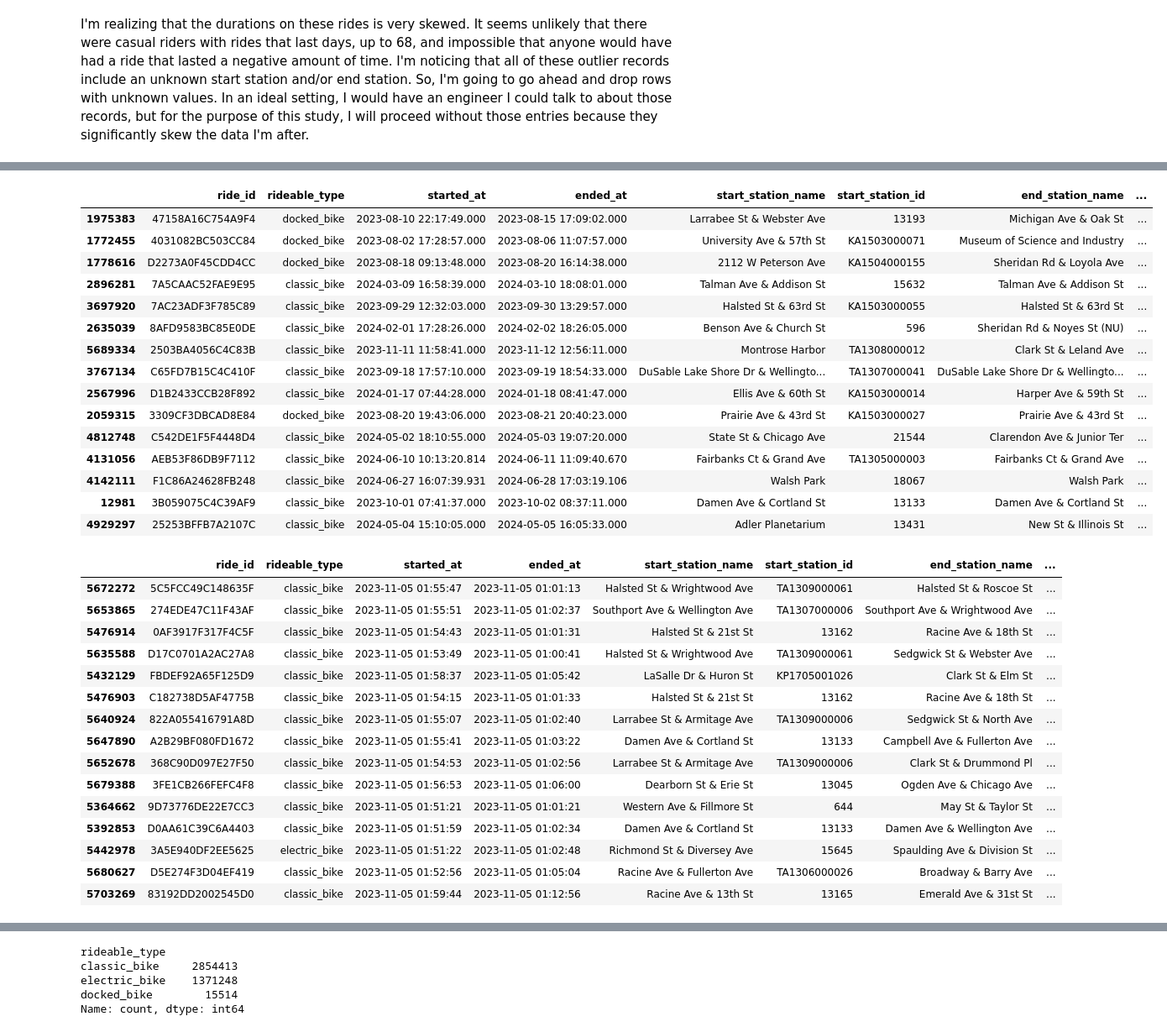
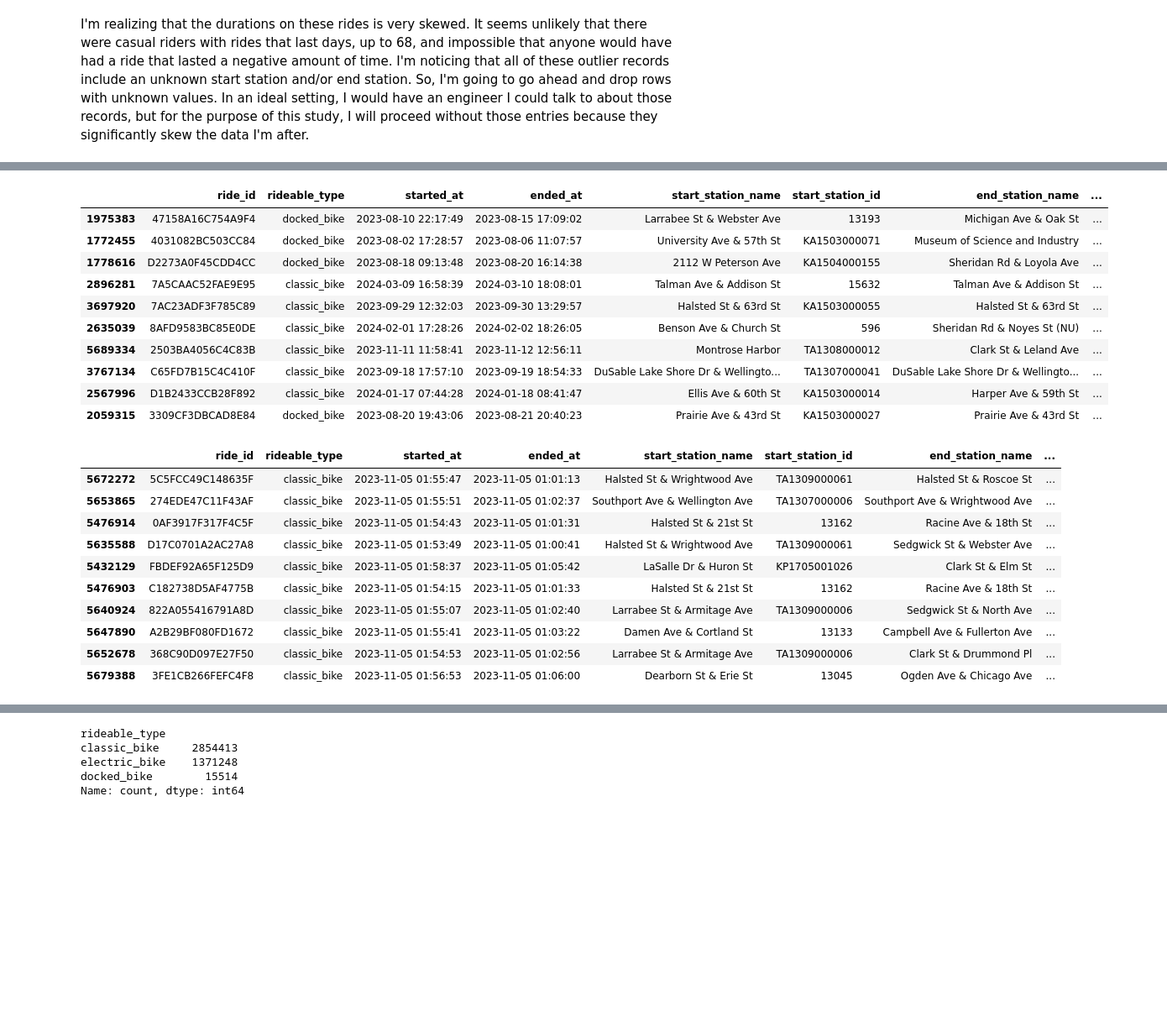
Before and after one commit to seantjhatch/google-data-analytics, a Jupyter notebook: capstone-project/capstone.ipynb, the cells around one changed output, grey strips where cells are left out. Shown at 84% size. Drawn from its saved outputs; the diff is of its cells as text; code cells hidden in the pictures; blank space fills up the shorter version.

```diff
--- a/capstone-project/capstone.ipynb
+++ b/capstone-project/capstone.ipynb
@@ -330,27 +357,22 @@ dtypes: category(2), datetime64[ns](2), float64(4), object(5), timedelta64[ns](1
 memory usage: 428.7+ MB
 # %%
 # Rechecking longest durations
-df.nlargest(15, 'duration')
+df.nlargest(10, 'duration')
 # %% [output]
 |  | ride_id | rideable_type | started_at | ended_at | start_station_name | start_station_id | end_station_name | ... |
-| 1975383 | 47158A16C754A9F4 | docked_bike | 2023-08-10 22:17:49.000 | 2023-08-15 17:09:02.000 | Larrabee St & Webster Ave | 13193 | Michigan Ave & Oak St | ... |
-| 1772455 | 4031082BC503CC84 | docked_bike | 2023-08-02 17:28:57.000 | 2023-08-06 11:07:57.000 | University Ave & 57th St | KA1503000071 | Museum of Science and Industry | ... |
-| 1778616 | D2273A0F45CDD4CC | docked_bike | 2023-08-18 09:13:48.000 | 2023-08-20 16:14:38.000 | 2112 W Peterson Ave | KA1504000155 | Sheridan Rd & Loyola Ave | ... |
-| 2896281 | 7A5CAAC52FAE9E95 | classic_bike | 2024-03-09 16:58:39.000 | 2024-03-10 18:08:01.000 | Talman Ave & Addison St | 15632 | Talman Ave & Addison St | ... |
-| 3697920 | 7AC23ADF3F785C89 | classic_bike | 2023-09-29 12:32:03.000 | 2023-09-30 13:29:57.000 | Halsted St & 63rd St | KA1503000055 | Halsted St & 63rd St | ... |
-| 2635039 | 8AFD9583BC85E0DE | classic_bike | 2024-02-01 17:28:26.000 | 2024-02-02 18:26:05.000 | Benson Ave & Church St | 596 | Sheridan Rd & Noyes St (NU) | ... |
-| 5689334 | 2503BA4056C4C83B | classic_bike | 2023-11-11 11:58:41.000 | 2023-11-12 12:56:11.000 | Montrose Harbor | TA1308000012 | Clark St & Leland Ave | ... |
-| 3767134 | C65FD7B15C4C410F | classic_bike | 2023-09-18 17:57:10.000 | 2023-09-19 18:54:33.000 | DuSable Lake Shore Dr & Wellingto... | TA1307000041 | DuSable Lake Shore Dr & Wellingto... | ... |
-| 2567996 | D1B2433CCB28F892 | classic_bike | 2024-01-17 07:44:28.000 | 2024-01-18 08:41:47.000 | Ellis Ave & 60th St | KA1503000014 | Harper Ave & 59th St | ... |
-| 2059315 | 3309CF3DBCAD8E84 | docked_bike | 2023-08-20 19:43:06.000 | 2023-08-21 20:40:23.000 | Prairie Ave & 43rd St | KA1503000027 | Prairie Ave & 43rd St | ... |
-| 4812748 | C542DE1F5F4448D4 | classic_bike | 2024-05-02 18:10:55.000 | 2024-05-03 19:07:20.000 | State St & Chicago Ave | 21544 | Clarendon Ave & Junior Ter | ... |
-| 4131056 | AEB53F86DB9F7112 | classic_bike | 2024-06-10 10:13:20.814 | 2024-06-11 11:09:40.670 | Fairbanks Ct & Grand Ave | TA1305000003 | Fairbanks Ct & Grand Ave | ... |
-| 4142111 | F1C86A24628FB248 | classic_bike | 2024-06-27 16:07:39.931 | 2024-06-28 17:03:19.106 | Walsh Park | 18067 | Walsh Park | ... |
-| 12981 | 3B059075C4C39AF9 | classic_bike | 2023-10-01 07:41:37.000 | 2023-10-02 08:37:11.000 | Damen Ave & Cortland St | 13133 | Damen Ave & Cortland St | ... |
-| 4929297 | 25253BFFB7A2107C | classic_bike | 2024-05-04 15:10:05.000 | 2024-05-05 16:05:33.000 | Adler Planetarium | 13431 | New St & Illinois St | ... |
+| 1975383 | 47158A16C754A9F4 | docked_bike | 2023-08-10 22:17:49 | 2023-08-15 17:09:02 | Larrabee St & Webster Ave | 13193 | Michigan Ave & Oak St | ... |
+| 1772455 | 4031082BC503CC84 | docked_bike | 2023-08-02 17:28:57 | 2023-08-06 11:07:57 | University Ave & 57th St | KA1503000071 | Museum of Science and Industry | ... |
+| 1778616 | D2273A0F45CDD4CC | docked_bike | 2023-08-18 09:13:48 | 2023-08-20 16:14:38 | 2112 W Peterson Ave | KA1504000155 | Sheridan Rd & Loyola Ave | ... |
+| 2896281 | 7A5CAAC52FAE9E95 | classic_bike | 2024-03-09 16:58:39 | 2024-03-10 18:08:01 | Talman Ave & Addison St | 15632 | Talman Ave & Addison St | ... |
+| 3697920 | 7AC23ADF3F785C89 | classic_bike | 2023-09-29 12:32:03 | 2023-09-30 13:29:57 | Halsted St & 63rd St | KA1503000055 | Halsted St & 63rd St | ... |
+| 2635039 | 8AFD9583BC85E0DE | classic_bike | 2024-02-01 17:28:26 | 2024-02-02 18:26:05 | Benson Ave & Church St | 596 | Sheridan Rd & Noyes St (NU) | ... |
+| 5689334 | 2503BA4056C4C83B | classic_bike | 2023-11-11 11:58:41 | 2023-11-12 12:56:11 | Montrose Harbor | TA1308000012 | Clark St & Leland Ave | ... |
+| 3767134 | C65FD7B15C4C410F | classic_bike | 2023-09-18 17:57:10 | 2023-09-19 18:54:33 | DuSable Lake Shore Dr & Wellingto... | TA1307000041 | DuSable Lake Shore Dr & Wellingto... | ... |
+| 2567996 | D1B2433CCB28F892 | classic_bike | 2024-01-17 07:44:28 | 2024-01-18 08:41:47 | Ellis Ave & 60th St | KA1503000014 | Harper Ave & 59th St | ... |
+| 2059315 | 3309CF3DBCAD8E84 | docked_bike | 2023-08-20 19:43:06 | 2023-08-21 20:40:23 | Prairie Ave & 43rd St | KA1503000027 | Prairie Ave & 43rd St | ... |
 # %%
 # And smallest durations
-df.nsmallest(15, 'duration')
+df.nsmallest(10, 'duration')
 # %% [output]
 |  | ride_id | rideable_type | started_at | ended_at | start_station_name | start_station_id | end_station_name | ... |
 | 5672272 | 5C5FCC49C148635F | classic_bike | 2023-11-05 01:55:47 | 2023-11-05 01:01:13 | Halsted St & Wrightwood Ave | TA1309000061 | Halsted St & Roscoe St | ... |
@@ -363,11 +385,6 @@ df.nsmallest(15, 'duration')
 | 5647890 | A2B29BF080FD1672 | classic_bike | 2023-11-05 01:55:41 | 2023-11-05 01:03:22 | Damen Ave & Cortland St | 13133 | Campbell Ave & Fullerton Ave | ... |
 | 5652678 | 368C90D097E27F50 | classic_bike | 2023-11-05 01:54:53 | 2023-11-05 01:02:56 | Larrabee St & Armitage Ave | TA1309000006 | Clark St & Drummond Pl | ... |
 | 5679388 | 3FE1CB266FEFC4F8 | classic_bike | 2023-11-05 01:56:53 | 2023-11-05 01:06:00 | Dearborn St & Erie St | 13045 | Ogden Ave & Chicago Ave | ... |
-| 5364662 | 9D73776DE22E7CC3 | classic_bike | 2023-11-05 01:51:21 | 2023-11-05 01:01:21 | Western Ave & Fillmore St | 644 | May St & Taylor St | ... |
-| 5392853 | D0AA61C39C6A4403 | classic_bike | 2023-11-05 01:51:59 | 2023-11-05 01:02:34 | Damen Ave & Cortland St | 13133 | Damen Ave & Wellington Ave | ... |
-| 5442978 | 3A5E940DF2EE5625 | electric_bike | 2023-11-05 01:51:22 | 2023-11-05 01:02:48 | Richmond St & Diversey Ave | 15645 | Spaulding Ave & Division St | ... |
-| 5680627 | D5E274F3D04EF419 | classic_bike | 2023-11-05 01:52:56 | 2023-11-05 01:05:04 | Racine Ave & Fullerton Ave | TA1306000026 | Broadway & Barry Ave | ... |
-| 5703269 | 83192DD2002545D0 | classic_bike | 2023-11-05 01:59:44 | 2023-11-05 01:12:56 | Racine Ave & 13th St | 13165 | Emerald Ave & 31st St | ... |
 # %%
 # Removing the remaining negative time durations
 df = df[df['duration'] >= pd.Timedelta(0)]
```
Also changed, not shown: parts of 36 cells of this notebook.
